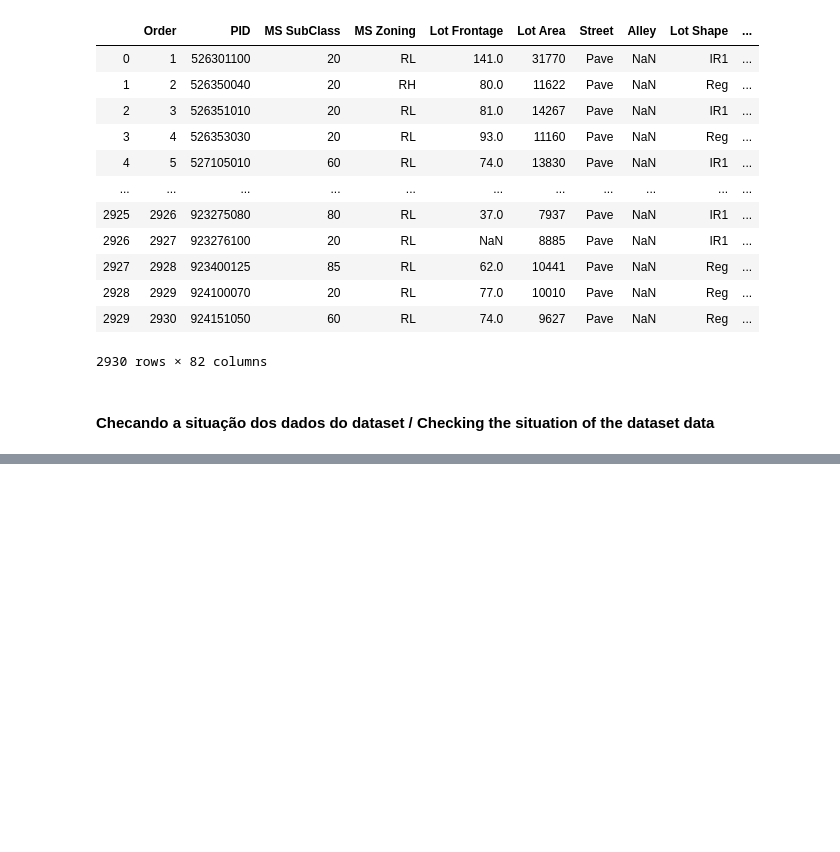
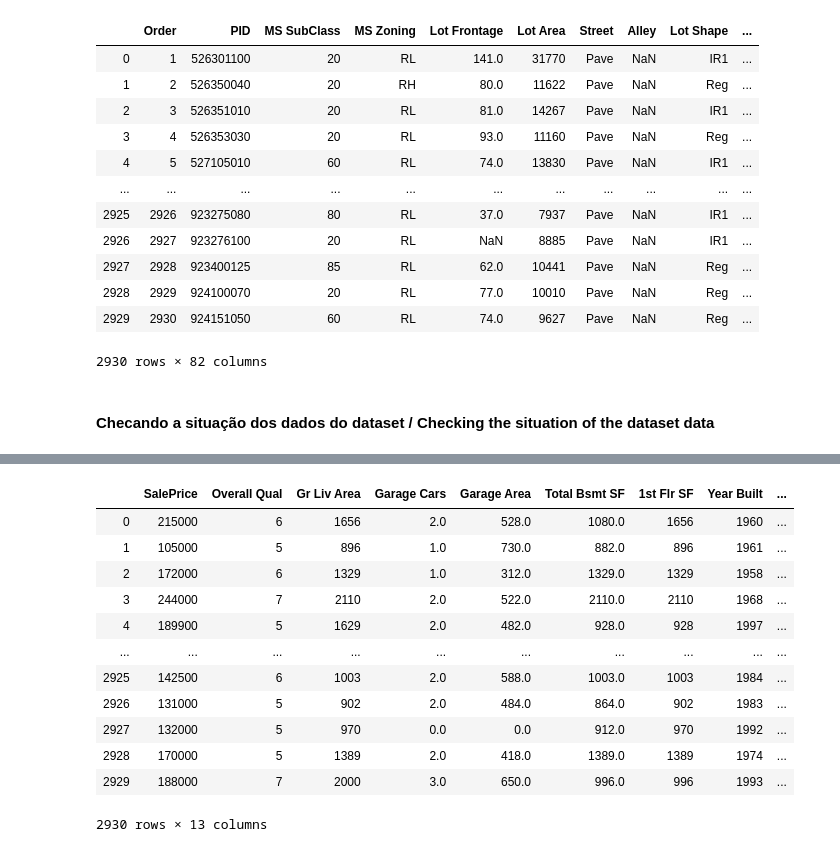
Before and after one commit to marcelpinheiro/malum, a Jupyter notebook: AmesHousing/AmeHousing.ipynb, the cells around one changed output, grey strips where cells are left out. Saved outputs shown, nothing was run; the diff lists cells and outputs as text; code cells hidden in the pictures; blank space fills up the shorter version.

```diff
--- a/AmesHousing/AmeHousing.ipynb
+++ b/AmesHousing/AmeHousing.ipynb
@@ -31,0 +88,17 @@ profile
+# %%
+df = df.drop(['TotRms AbvGrd','Garage Yr Blt'], axis=1)
+df
+# %% [output]
+|  | SalePrice | Overall Qual | Gr Liv Area | Garage Cars | Garage Area | Total Bsmt SF | 1st Flr SF | Year Built | ... |
+| 0 | 215000 | 6 | 1656 | 2.0 | 528.0 | 1080.0 | 1656 | 1960 | ... |
+| 1 | 105000 | 5 | 896 | 1.0 | 730.0 | 882.0 | 896 | 1961 | ... |
+| 2 | 172000 | 6 | 1329 | 1.0 | 312.0 | 1329.0 | 1329 | 1958 | ... |
+| 3 | 244000 | 7 | 2110 | 2.0 | 522.0 | 2110.0 | 2110 | 1968 | ... |
+| 4 | 189900 | 5 | 1629 | 2.0 | 482.0 | 928.0 | 928 | 1997 | ... |
+| ... | ... | ... | ... | ... | ... | ... | ... | ... | ... |
+| 2925 | 142500 | 6 | 1003 | 2.0 | 588.0 | 1003.0 | 1003 | 1984 | ... |
+| 2926 | 131000 | 5 | 902 | 2.0 | 484.0 | 864.0 | 902 | 1983 | ... |
+| 2927 | 132000 | 5 | 970 | 0.0 | 0.0 | 912.0 | 970 | 1992 | ... |
+| 2928 | 170000 | 5 | 1389 | 2.0 | 418.0 | 1389.0 | 1389 | 1974 | ... |
+| 2929 | 188000 | 7 | 2000 | 3.0 | 650.0 | 996.0 | 996 | 1993 | ... |
+2930 rows × 13 columns
```
Also changed, not shown: parts of 11 cells of this notebook.
